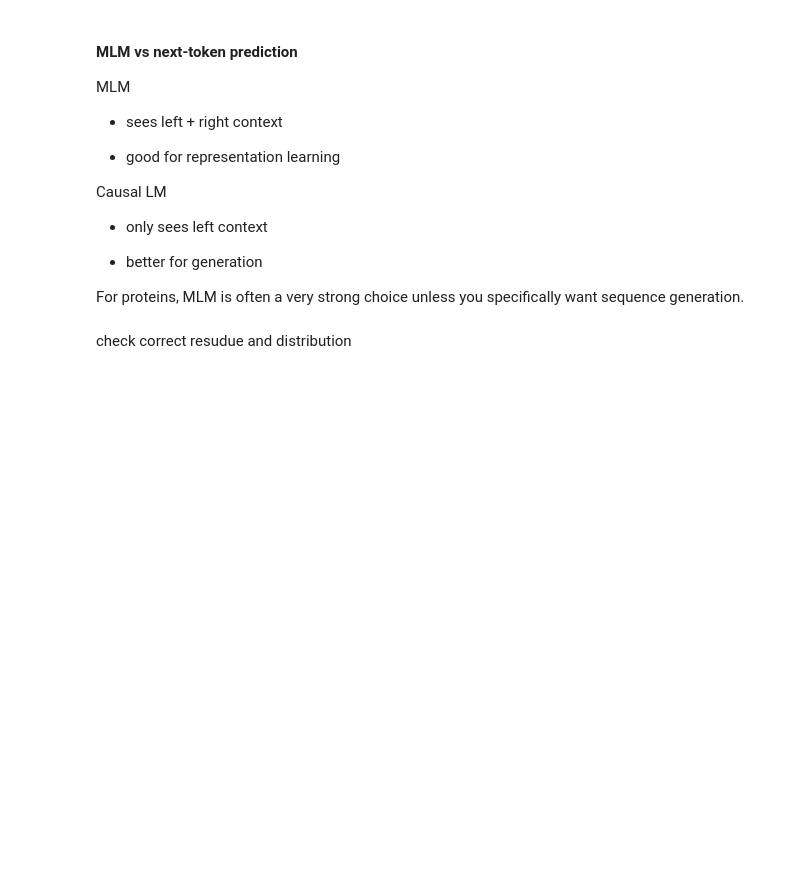
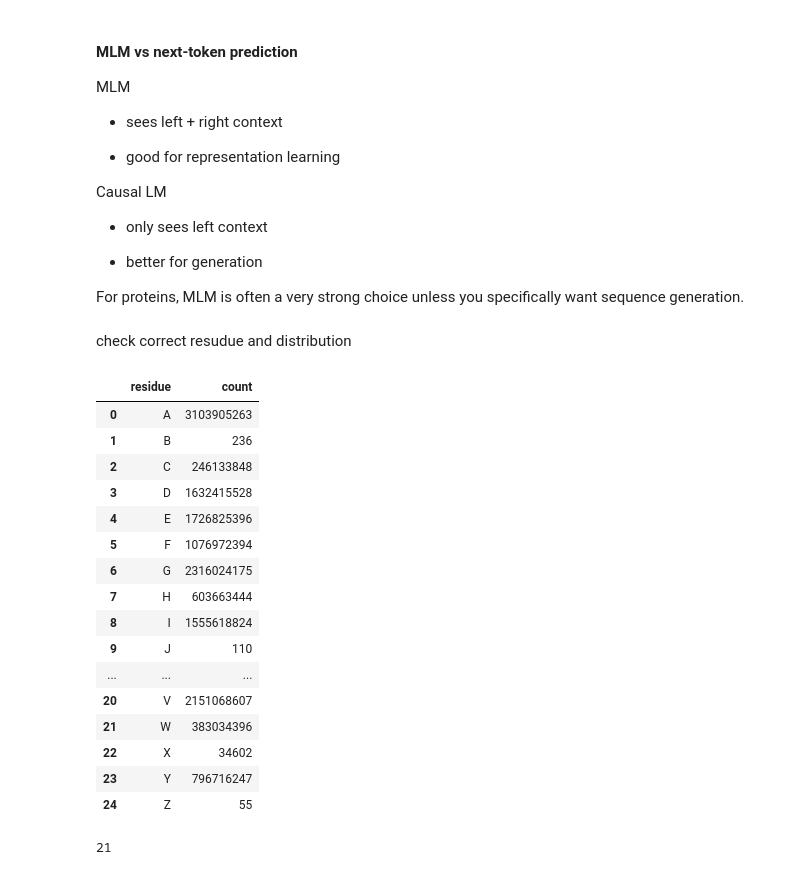
Before and after one commit to jayanta-banik/DNA-BERT, a Jupyter notebook: scripts/python/Tokenization.ipynb, the cells around one changed output. Cells and saved outputs as stored; diff of their text form; code cells hidden in the pictures; blank space fills up the shorter version.

```diff
--- a/scripts/python/Tokenization.ipynb
+++ b/scripts/python/Tokenization.ipynb
@@ -179,25 +239,45 @@ For proteins, MLM is often a very strong choice unless you specifically want seq
 # %% [markdown]
 check correct resudue and distribution
 # %%
-# AA = np.frombuffer(b"ACDEFGHIKLMNPQRSTVWYXBZUOJ", dtype=np.uint8)
-# aa_set = set(AA.tolist())
-# residue_totals = np.zeros(256, dtype=np.int64)
+AA = np.frombuffer(b"ACDEFGHIKLMNPQRSTVWYXBZUOJ", dtype=np.uint8)
+aa_set = set(AA.tolist())
+residue_totals = np.zeros(256, dtype=np.int64)
 
-# for batch in iter_dataset(protein_dataset, batch_size=PARSE_BATCH_SIZE, desc="Counting residues"):
-#     seqs = batch.column("sequence").to_pylist()
-#     blob = "".join(seqs).encode("ascii", errors="ignore")
-#     arr = np.frombuffer(blob, dtype=np.uint8)
-#     residue_totals += np.bincount(arr, minlength=256)
+for batch in iter_dataset(protein_dataset, batch_size=PARSE_BATCH_SIZE, desc="Counting residues"):
+    seqs = batch.column("sequence").to_pylist()
+    blob = "".join(seqs).encode("ascii", errors="ignore")
+    arr = np.frombuffer(blob, dtype=np.uint8)
+    residue_totals += np.bincount(arr, minlength=256)
 
-# rows = [(chr(i), int(residue_totals[i])) for i in sorted(aa_set) if residue_totals[i] > 0]
-# residue_counts = Counter(dict(rows))
-# df = pd.DataFrame(residue_counts.items(), columns=["residue", "count"]).sort_values("residue").reset_index(drop=True)
-# display(df)
+rows = [(chr(i), int(residue_totals[i])) for i in sorted(aa_set) if residue_totals[i] > 0]
+residue_counts = Counter(dict(rows))
+df = pd.DataFrame(residue_counts.items(), columns=["residue", "count"]).sort_values("residue").reset_index(drop=True)
+display(df)
+# %% [output]
+|  | residue | count |
+| 0 | A | 3103905263 |
+| 1 | B | 236 |
+| 2 | C | 246133848 |
+| 3 | D | 1632415528 |
+| 4 | E | 1726825396 |
+| 5 | F | 1076972394 |
+| 6 | G | 2316024175 |
+| 7 | H | 603663444 |
+| 8 | I | 1555618824 |
+| 9 | J | 110 |
+| ... | ... | ... |
+| 20 | V | 2151068607 |
+| 21 | W | 383034396 |
+| 22 | X | 34602 |
+| 23 | Y | 796716247 |
+| 24 | Z | 55 |
 # %%
-# if SAVE_ARTIFACTS:
-#     df.to_csv(ARTIFACT_OUTPUT_DIR / "residue_counts.csv", index=False)
+if SAVE_ARTIFACTS:
+    df.to_csv(ARTIFACT_OUTPUT_DIR / "residue_counts.csv", index=False)
 
-# del residue_counts
-# del df
-# del batch
-# gc.collect()
+del residue_counts
+del df
+del batch
+gc.collect()
+# %% [output]
+21
```
Also changed, not shown: parts of 16 cells of this notebook, 5 other files.
